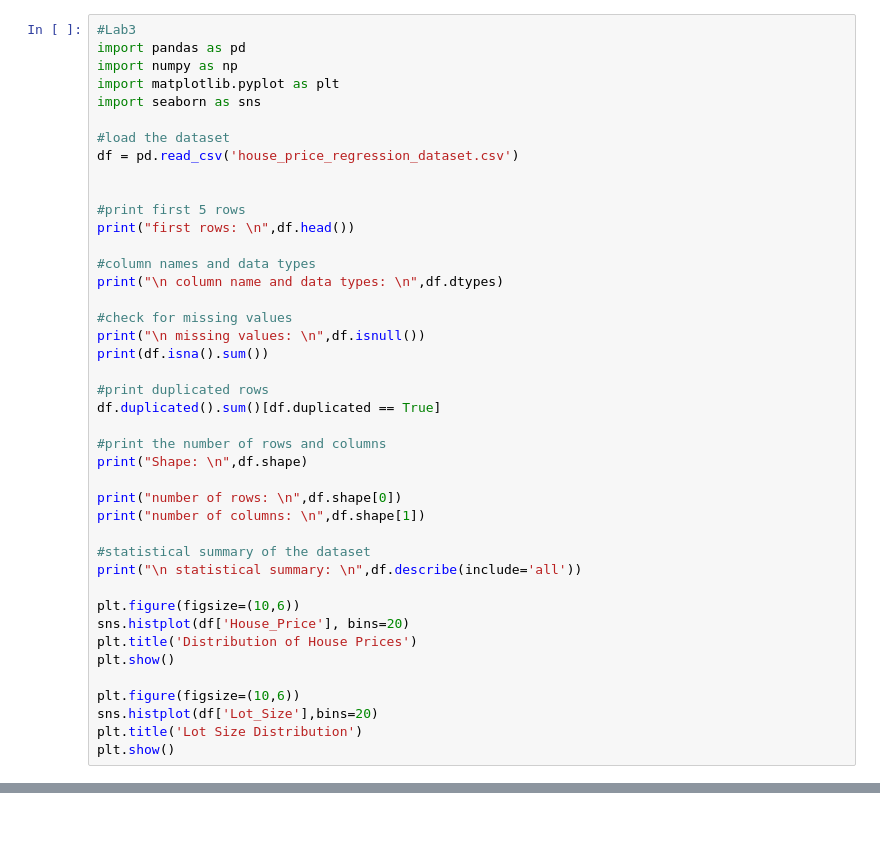
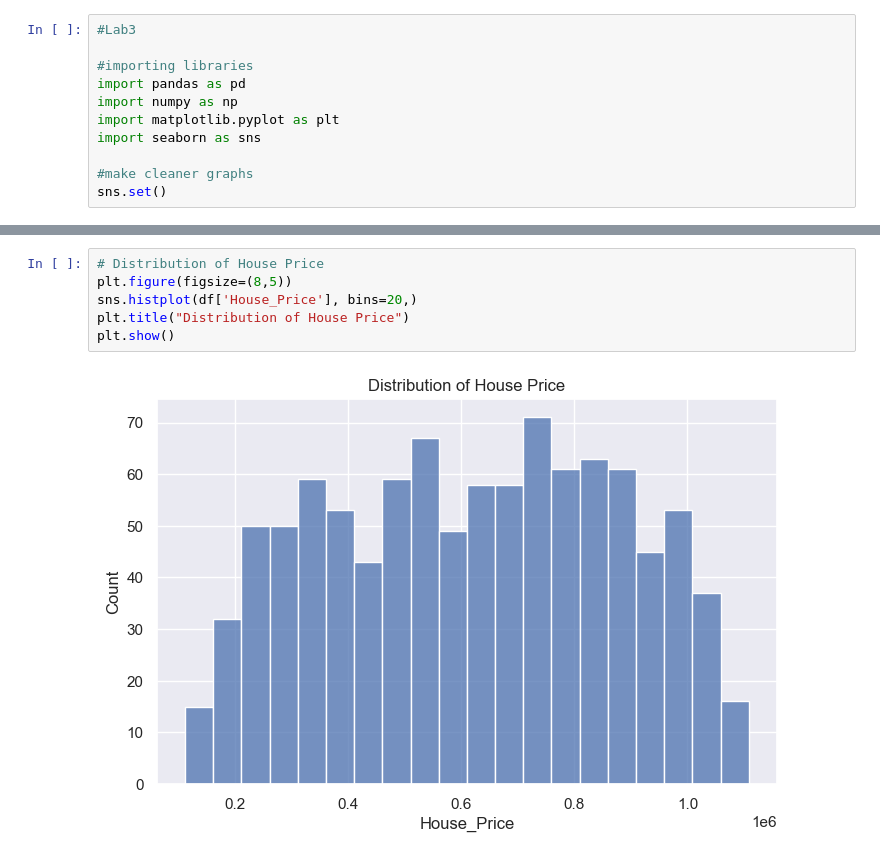
Before and after one commit to abdulaziz-alhassan/ML, a Jupyter notebook: Lab3.ipynb, the cells around one changed output, grey strips where cells are left out. Drawn from its saved outputs; the diff is of its cells as text; blank space fills up the shorter version.

```diff
--- a/Lab3.ipynb
+++ b/Lab3.ipynb
@@ -1,42 +1,11 @@
 # %%
 #Lab3
+
+#importing libraries
 import pandas as pd
 import numpy as np
 import matplotlib.pyplot as plt
 import seaborn as sns
 
-#load the dataset
-df = pd.read_csv('house_price_regression_dataset.csv')
-
-
-#print first 5 rows
-print("first rows: \n",df.head())
-
-#column names and data types
-print("\n column name and data types: \n",df.dtypes)
-
-#check for missing values
-print("\n missing values: \n",df.isnull())
-print(df.isna().sum())
-
-#print duplicated rows
-df.duplicated().sum()[df.duplicated == True]
-
-#print the number of rows and columns
-print("Shape: \n",df.shape)
-
-print("number of rows: \n",df.shape[0])
-print("number of columns: \n",df.shape[1])
-
-#statistical summary of the dataset
-print("\n statistical summary: \n",df.describe(include='all'))
-
-plt.figure(figsize=(10,6))
-sns.histplot(df['House_Price'], bins=20)
-plt.title('Distribution of House Prices')
-plt.show()
-
-plt.figure(figsize=(10,6))
-sns.histplot(df['Lot_Size'],bins=20)
-plt.title('Lot Size Distribution')
-plt.show()
+#make cleaner graphs
+sns.set()
@@ -62,0 +130,8 @@ max       2.000000             10.000000  1.108237e+06
+# %%
+# Distribution of House Price
+plt.figure(figsize=(8,5))
+sns.histplot(df['House_Price'], bins=20,)
+plt.title("Distribution of House Price")
+plt.show()
+# %% [output]
+[figure, added]
```
Also changed, not shown: parts of 15 cells of this notebook.
